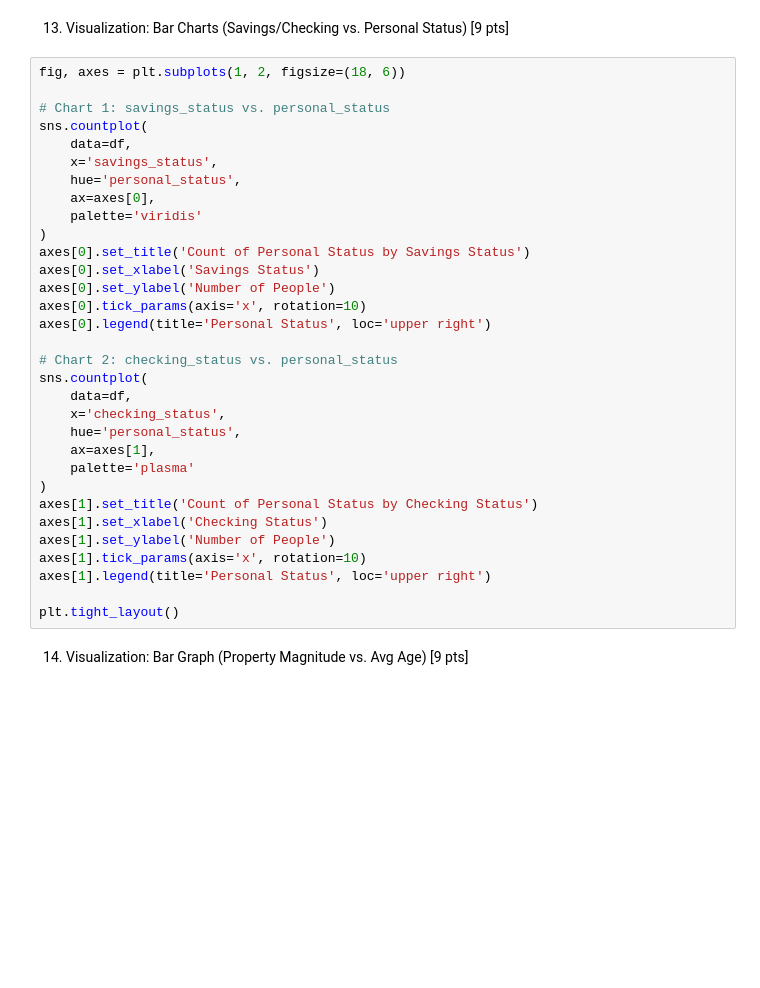
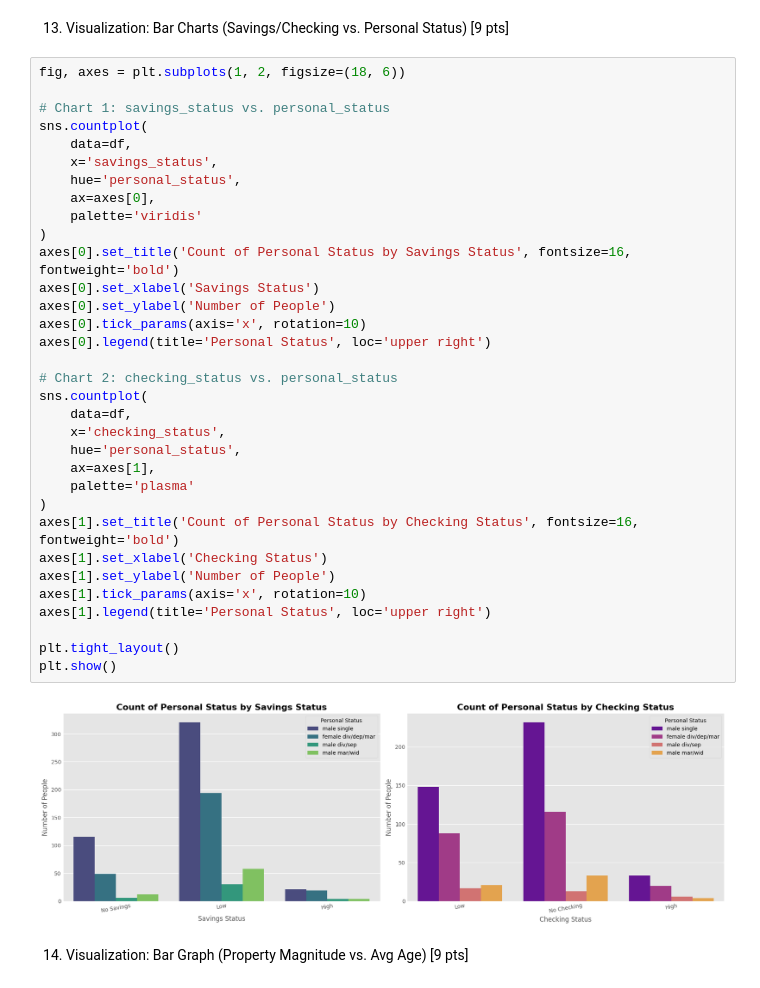
Before and after one commit to Minty9000/data_project2, a Jupyter notebook: german_credit.ipynb, the cells around one changed output. Saved outputs shown, nothing was run; the diff lists cells and outputs as text; blank space fills up the shorter version.

```diff
--- a/german_credit.ipynb
+++ b/german_credit.ipynb
@@ -249,35 +249,38 @@ For the purpose 'education':
 # %%
 fig, axes = plt.subplots(1, 2, figsize=(18, 6))
 
 # Chart 1: savings_status vs. personal_status
 sns.countplot(
     data=df,
     x='savings_status',
     hue='personal_status',
     ax=axes[0],
     palette='viridis'
 )
-axes[0].set_title('Count of Personal Status by Savings Status')
+axes[0].set_title('Count of Personal Status by Savings Status', fontsize=16, fontweight='bold')
 axes[0].set_xlabel('Savings Status')
 axes[0].set_ylabel('Number of People')
 axes[0].tick_params(axis='x', rotation=10)
 axes[0].legend(title='Personal Status', loc='upper right')
 
 # Chart 2: checking_status vs. personal_status
 sns.countplot(
     data=df,
     x='checking_status',
     hue='personal_status',
     ax=axes[1],
     palette='plasma'
 )
-axes[1].set_title('Count of Personal Status by Checking Status')
+axes[1].set_title('Count of Personal Status by Checking Status', fontsize=16, fontweight='bold')
 axes[1].set_xlabel('Checking Status')
 axes[1].set_ylabel('Number of People')
 axes[1].tick_params(axis='x', rotation=10)
 axes[1].legend(title='Personal Status', loc='upper right')
 
 plt.tight_layout()
+plt.show()
+# %% [output]
+[figure, added]
 # %% [markdown]
 14) Visualization: Bar Graph (Property Magnitude vs. Avg Age) [9 pts]
 # %%
```
Also changed, not shown: parts of 5 cells of this notebook.
